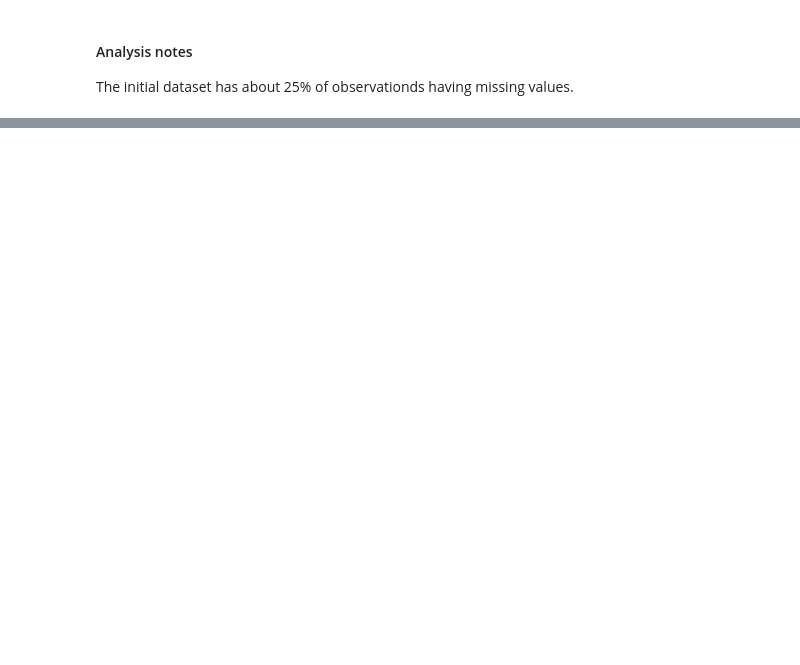
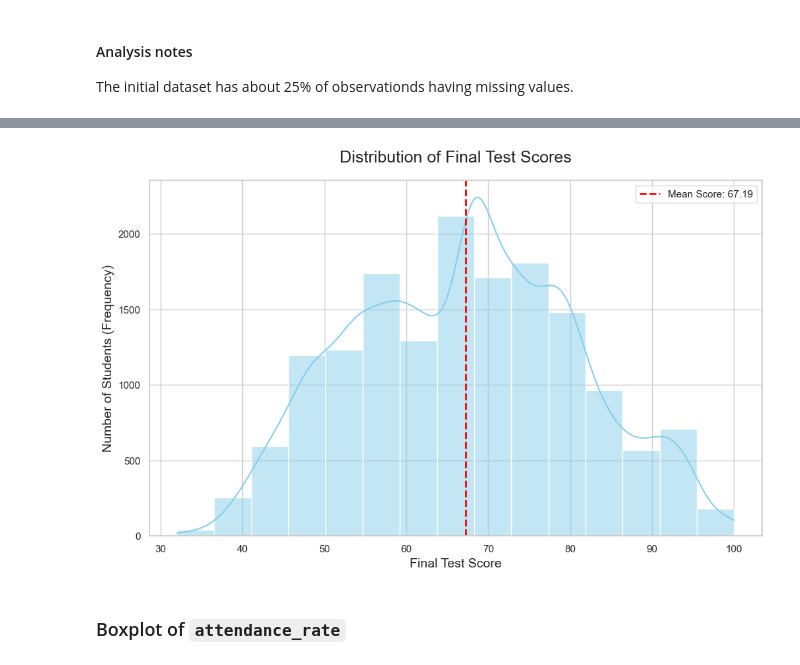
Before and after one commit to dingaroo/aiap_foundation_self_practice, a Jupyter notebook: eda.ipynb, the cells around one changed output, grey strips where cells are left out. Drawn from its saved outputs; the diff is of its cells as text; code cells hidden in the pictures; blank space fills up the shorter version.

```diff
--- a/eda.ipynb
+++ b/eda.ipynb
@@ -357,0 +492,31 @@ The initial dataset has about 25% of observationds having missing values.
+# %%
+# Set a visually appealing style for the plot
+sns.set_theme(style="whitegrid")
+
+# Create a figure and axes for the plot. This allows for size adjustments.
+plt.figure(figsize=(12, 7))
+
+# Generate the histogram using seaborn's histplot
+# 'kde=True' adds a smooth line to estimate the distribution's shape
+ax = sns.histplot(data=df, x='final_test', bins=15, kde=True, color='skyblue')
+
+# --- 3. Customizing the Plot ---
+
+# Add a title and labels for clarity and professionalism
+ax.set_title('Distribution of Final Test Scores', fontsize=18, pad=20)
+ax.set_xlabel('Final Test Score', fontsize=14)
+ax.set_ylabel('Number of Students (Frequency)', fontsize=14)
+
+# You can even add a vertical line for the mean score
+mean_score = df['final_test'].mean()
+ax.axvline(mean_score, color='red', linestyle='--', linewidth=2, label=f'Mean Score: {mean_score:.2f}')
+ax.legend() # Display the label for the mean line
+
+plt.savefig(PLOT_PATH + 'histogram_CCA.png')
+
+# Display the final plot
+plt.show()
+# %% [output]
+[figure, added]
+# %% [markdown]
+### Boxplot of `attendance_rate`
```
Also changed, not shown: parts of 31 cells of this notebook, 4 other files.
